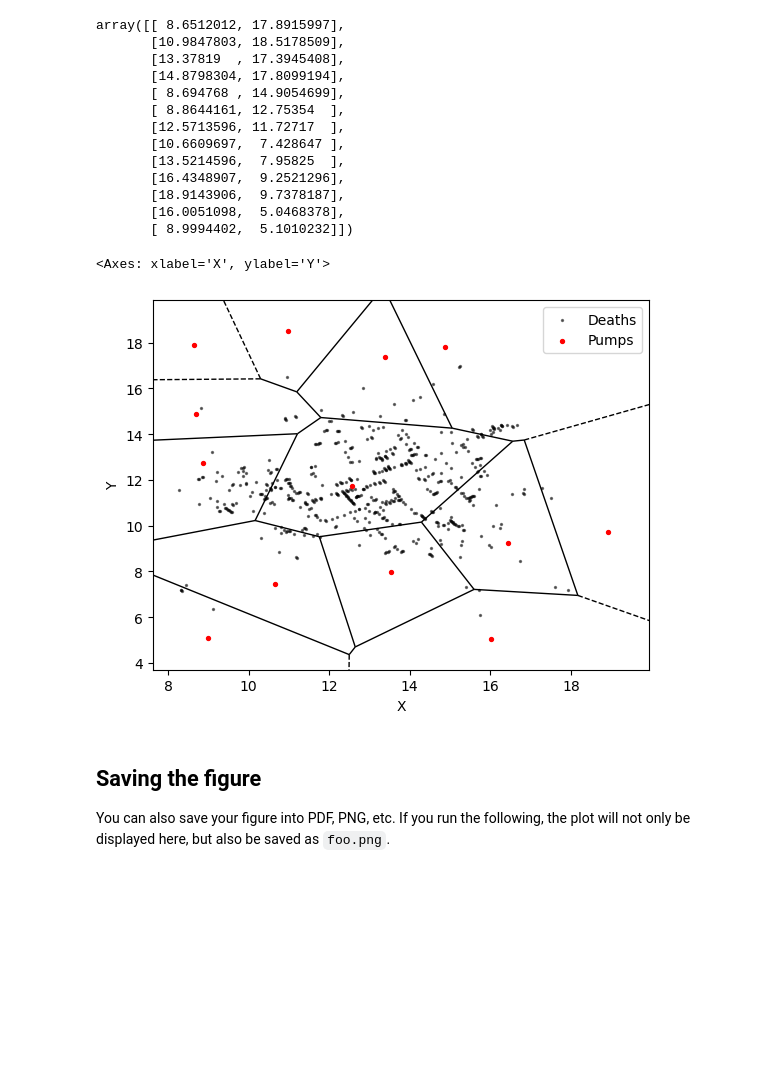
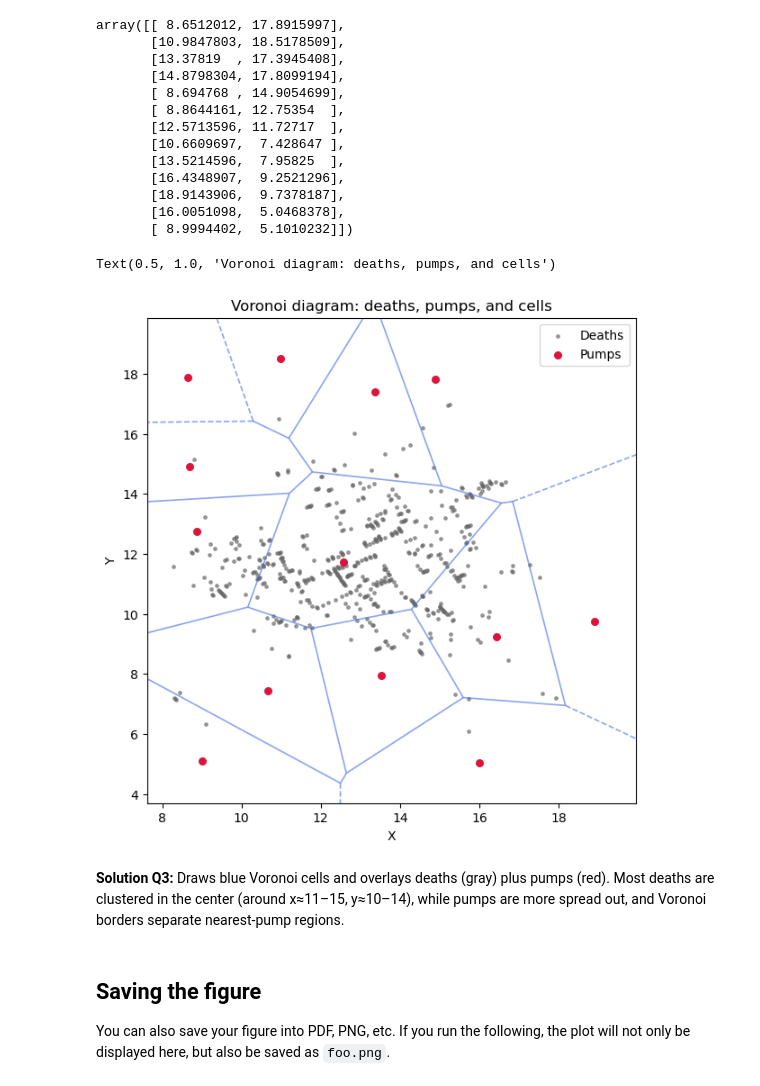
Before and after one commit to UffeBC/62444-Project-Course-main, a Jupyter notebook: 62444-Project-Course-main/individual_work/dsb_s224556.ipynb, the cells around one changed output. Drawn from its saved outputs; the diff is of its cells as text; code cells hidden in the pictures; blank space fills up the shorter version.

```diff
--- a/62444-Project-Course-main/individual_work/dsb_s224556.ipynb
+++ b/62444-Project-Course-main/individual_work/dsb_s224556.ipynb
@@ -298,13 +302,25 @@ array([[ 8.6512012, 17.8915997],
        [ 8.9994402,  5.1010232]])
 # %%
 vor = Voronoi(points)
-fig, ax = plt.subplots()
-voronoi_plot_2d(vor, ax=ax, show_vertices=False, show_points=False)
-death_df.plot(x='X', y='Y', s=2, c='black', alpha=0.5, kind='scatter', label='Deaths', ax=ax)
-pump_df.plot(x='X', y='Y', kind='scatter', c='red', s=8, label='Pumps', ax=ax)
+fig, ax = plt.subplots(figsize=(7, 7))
+voronoi_plot_2d(
+    vor,
+    ax=ax,
+    show_vertices=False,
+    show_points=False,
+    line_colors='royalblue',
+    line_alpha=0.6,
+    line_width=1.2
+)
+death_df.plot(x='X', y='Y', s=6, c='dimgray', alpha=0.6, kind='scatter', label='Deaths', ax=ax)
+pump_df.plot(x='X', y='Y', kind='scatter', c='crimson', s=30, label='Pumps', ax=ax)
+ax.set_title('Voronoi diagram: deaths, pumps, and cells')
 # %% [output]
-<Axes: xlabel='X', ylabel='Y'>
+Text(0.5, 1.0, 'Voronoi diagram: deaths, pumps, and cells')
-[figure, old version]
+[figure, new version]
+# %% [markdown]
+**Solution Q3:** Draws blue Voronoi cells and overlays deaths (gray) plus pumps (red).
+Most deaths are clustered in the center (around x≈11–15, y≈10–14), while pumps are more spread out, and Voronoi borders separate nearest-pump regions.
 # %% [markdown]
 ## Saving the figure
 
```
Also changed, not shown: parts of 6 cells of this notebook, 1 other file.
